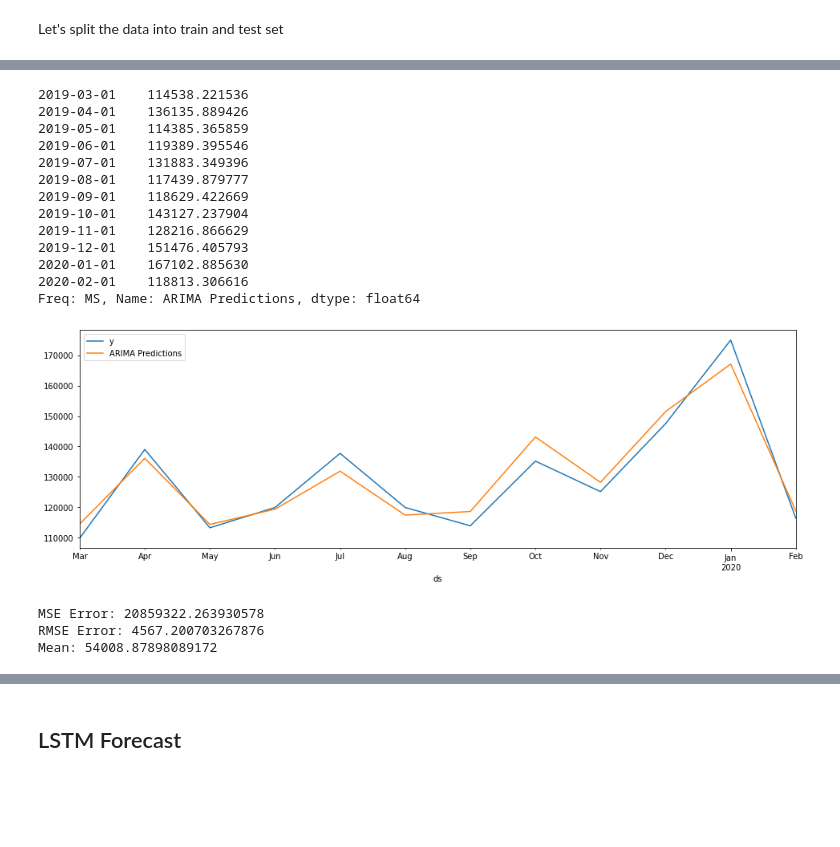
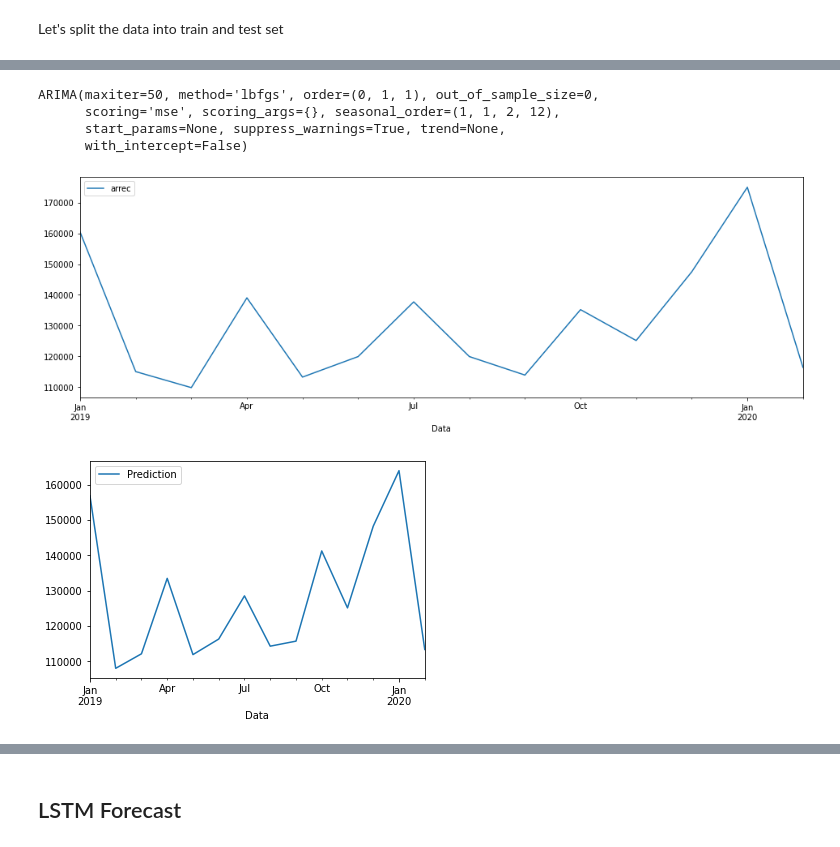
Before and after one commit to mmbs1989/TCC-PUCMINAS, a Jupyter notebook: Notebook_TCC_PUC.ipynb, the cells around one changed output, grey strips where cells are left out. Cells and saved outputs as stored; diff of their text form; code cells hidden in the pictures; blank space fills up the shorter version.

```diff
--- a/Notebook_TCC_PUC.ipynb
+++ b/Notebook_TCC_PUC.ipynb
@@ -417,7 +420,12 @@ a.seasonal.plot();
 ## **MODELOS PREDITIVOS DA ARRECADAÇÃO FEDERAL**
 # %% [markdown]
 MODELO PREDITIVO ARIMA
+# %%
+# Definição do conjunto de treinamento e do conjunto de teste
+dfarrec_train = dfarrec.iloc[:-14].copy()
+dfarrec_test =  dfarrec.iloc[-14:].copy()
 # %%
 # Utilização do auto-arima para identificar o melhor modelo de forma automática
-auto_arima(df['y'], seasonal=True, m=12,max_p=7, max_d=5,max_q=7, max_P=4, max_D=4,max_Q=4).summary()
+model = auto_arima(dfarrec_train['arrec'], start_p=1, start_q=1, max_p=3, max_q=3, d=1, stationary = False, start_P=0, D=1, trace=True,
+                   error_action='ignore', suppress_warnings=True, stepwise=True, seasonal= True, m=12)
 # %% [output]
@@ -497,32 +473,19 @@ Warnings:
-# %%
-arima_pred = arima_result.predict(start = len(train_data), end = len(df)-1, typ="levels").rename("ARIMA Predictions")
-arima_pred
-# %% [output]
-2019-03-01    114538.221536
-2019-04-01    136135.889426
-2019-05-01    114385.365859
-2019-06-01    119389.395546
-2019-07-01    131883.349396
-2019-08-01    117439.879777
-2019-09-01    118629.422669
-2019-10-01    143127.237904
-2019-11-01    128216.866629
-2019-12-01    151476.405793
-2020-01-01    167102.885630
-2020-02-01    118813.306616
-Freq: MS, Name: ARIMA Predictions, dtype: float64
+# %%
+# Treinamento do modelo
+model.fit(dfarrec_train['arrec'])
+# %% [output]
+ARIMA(maxiter=50, method='lbfgs', order=(0, 1, 1), out_of_sample_size=0,
+      scoring='mse', scoring_args={}, seasonal_order=(1, 1, 2, 12),
+      start_params=None, suppress_warnings=True, trend=None,
+      with_intercept=False)
+# %%
+#Faz a predição
+forecast_arima = model.predict(n_periods=len(dfarrec_test['arrec']))
+forecast_arima = pd.DataFrame(forecast_arima, index = dfarrec_test.index,columns=['Prediction'])
+conf_int = model.predict(len(dfarrec_test['arrec']), return_conf_int=True, alpha = 0.05) #Pega o intervalo de confiança
 # %%
-test_data['y'].plot(figsize = (16,5), legend=True)
-arima_pred.plot(legend = True);
+dfarrec_test['arrec'].plot(figsize = (16,5), legend=True)
+forecast_arima.plot(legend = True);
 # %% [output]
-[figure, old version]
+[figure, new version]
+[figure, added]
-# %%
-arima_rmse_error = rmse(test_data['y'], arima_pred)
-arima_mse_error = arima_rmse_error**2
-mean_value = df['y'].mean()
-
-print(f'MSE Error: {arima_mse_error}\nRMSE Error: {arima_rmse_error}\nMean: {mean_value}')
-# %% [output]
-MSE Error: 20859322.263930578
-RMSE Error: 4567.200703267876
-Mean: 54008.87898089172
```
Also changed, not shown: parts of 11 cells of this notebook.
